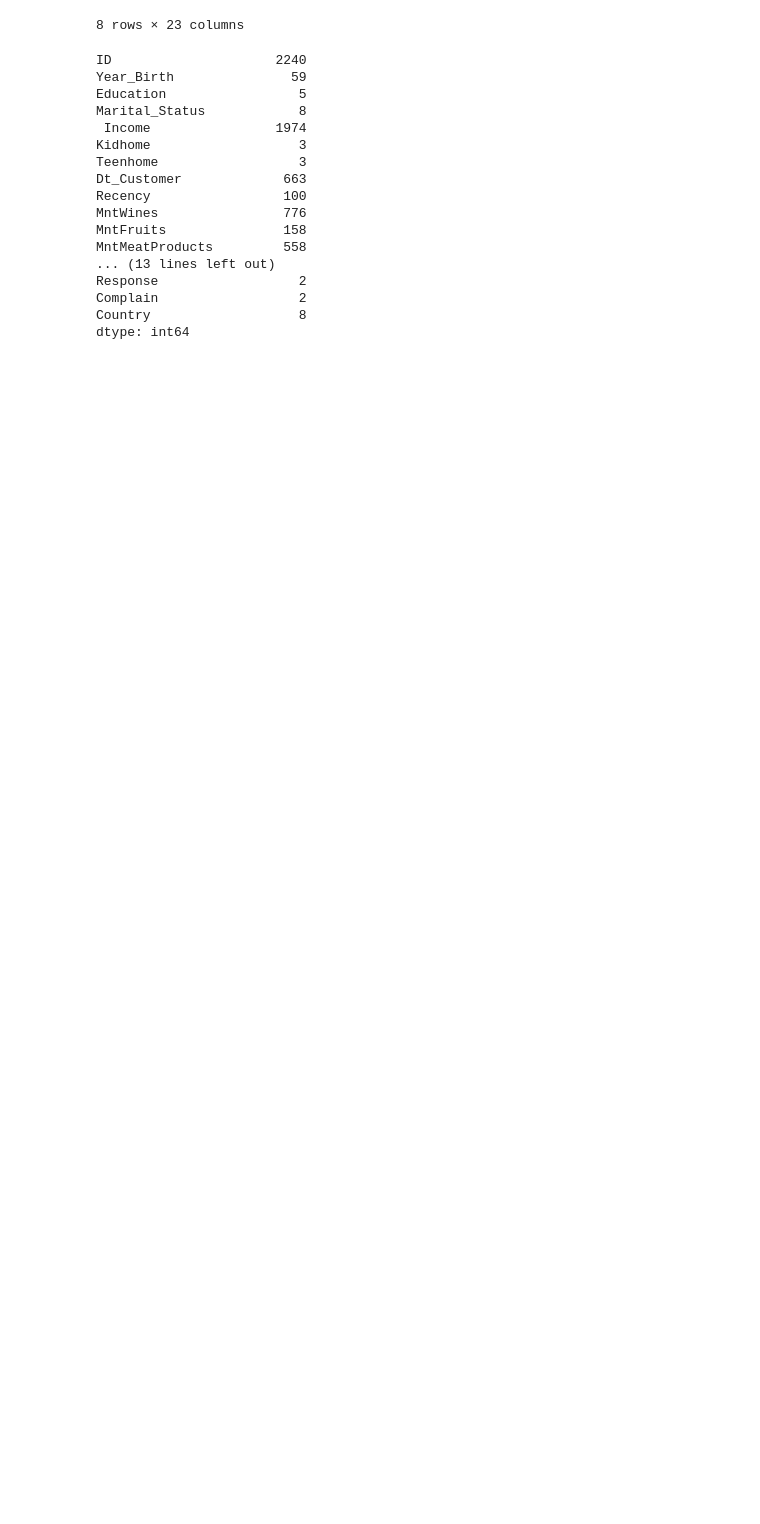
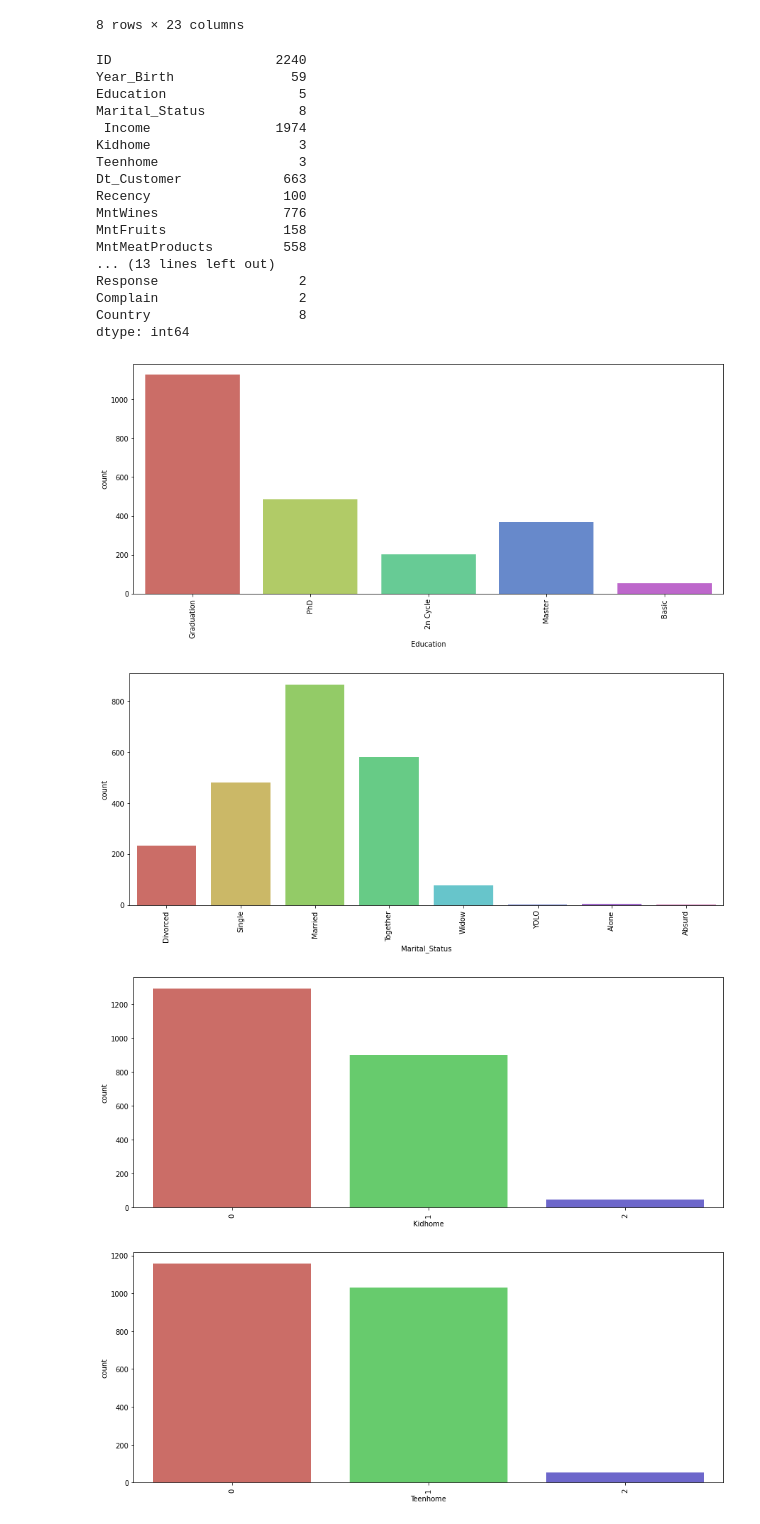
Before and after one commit to Sujitharasamsetty/Customer-Personality-Analysis, a Jupyter notebook: Customer Personality Analysis/Customer_Personality_Analysis.ipynb, the cells around one changed output. Drawn from its saved outputs; the diff is of its cells as text; code cells hidden in the pictures; blank space fills up the shorter version.

```diff
--- a/Customer Personality Analysis/Customer_Personality_Analysis.ipynb
+++ b/Customer Personality Analysis/Customer_Personality_Analysis.ipynb
@@ -123,3 +123,14 @@ dtype: int64
 # %%
 data_cat = data[['Education', 'Marital_Status', 'Kidhome', 'Teenhome', 'AcceptedCmp3', 'AcceptedCmp4', 'AcceptedCmp5',
                  'AcceptedCmp1', 'AcceptedCmp2', 'Response', 'Complain', 'Country']]
+# %%
+for i in data_cat.columns:
+  plt.figure(figsize=(15,6))
+  sns.countplot(data_cat[i],data=data_cat,palette='hls')
+  plt.xticks(rotation=90)
+  plt.show()
+# %% [output]
+[figure, added]
+[figure, added]
+[figure, added]
+[figure, added]
```
Also changed, not shown: parts of 1 cell of this notebook.
